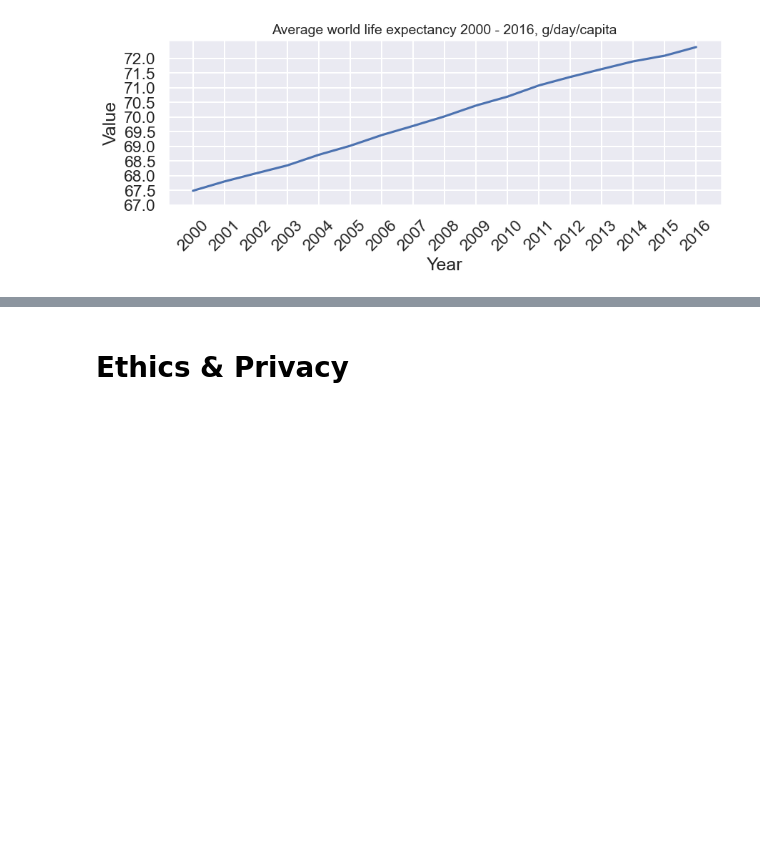
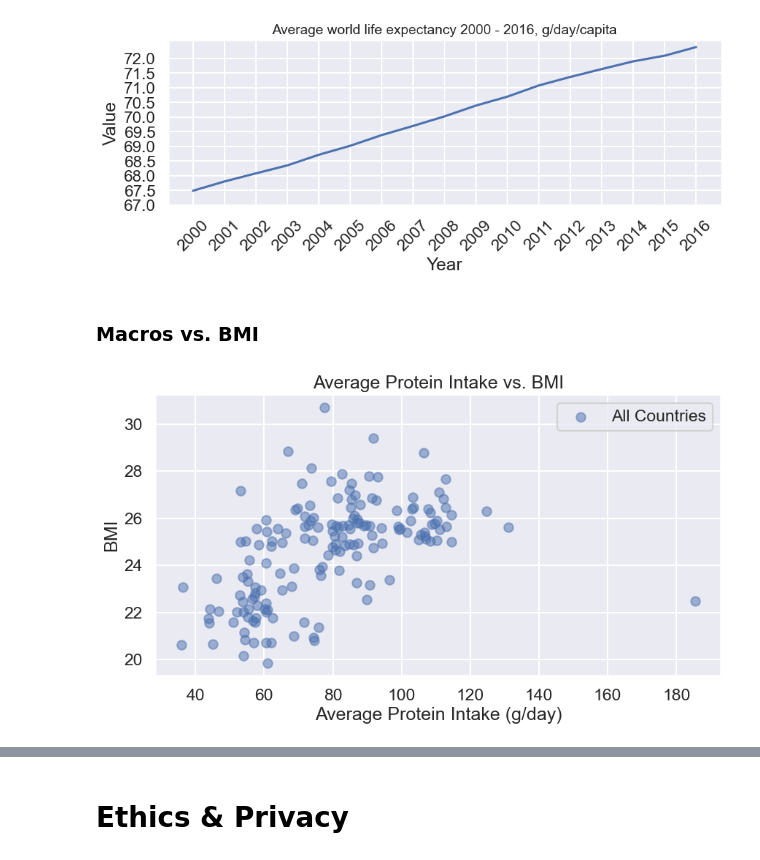
Before and after one commit to COGS108/Group074_WI24, a Jupyter notebook: EDACheckpoint_Group074_WI24.ipynb, the cells around one changed output, grey strips where cells are left out. Drawn from its saved outputs; the diff is of its cells as text; code cells hidden in the pictures; blank space fills up the shorter version.

```diff
--- a/EDACheckpoint_Group074_WI24.ipynb
+++ b/EDACheckpoint_Group074_WI24.ipynb
@@ -687,3 +687,21 @@ plt.title('Average world life expectancy 2000 - 2016, g/day/capita', fontsize=14
 plt.show()
 # %% [output]
 [figure]
+# %% [markdown]
+### Macros vs. BMI
+# %%
+protein_df = df[df['Series'] == 'Protein (g/day)']
+bmi_df = df[df['Series'] == 'BMI']
+protein_df = protein_df.drop(columns=['Series']).set_index('Country')
+average_protein = protein_df.mean(axis=1).reset_index(name='Average Protein Intake')
+bmi_df = bmi_df[['Country', '2000']].rename(columns={'2000': 'BMI'}).set_index('Country')
+merged_df = average_protein.merge(bmi_df, left_on='Country', right_index=True)
+plt.figure(figsize=(10, 5))
+plt.scatter(merged_df['Average Protein Intake'], merged_df['BMI'], alpha=0.5, label='All Countries')
+plt.title('Average Protein Intake vs. BMI')
+plt.xlabel('Average Protein Intake (g/day)')
+plt.ylabel('BMI')
+plt.legend()
+plt.show()
+# %% [output]
+[figure, added]
```
Also changed, not shown: parts of 3 cells of this notebook.
